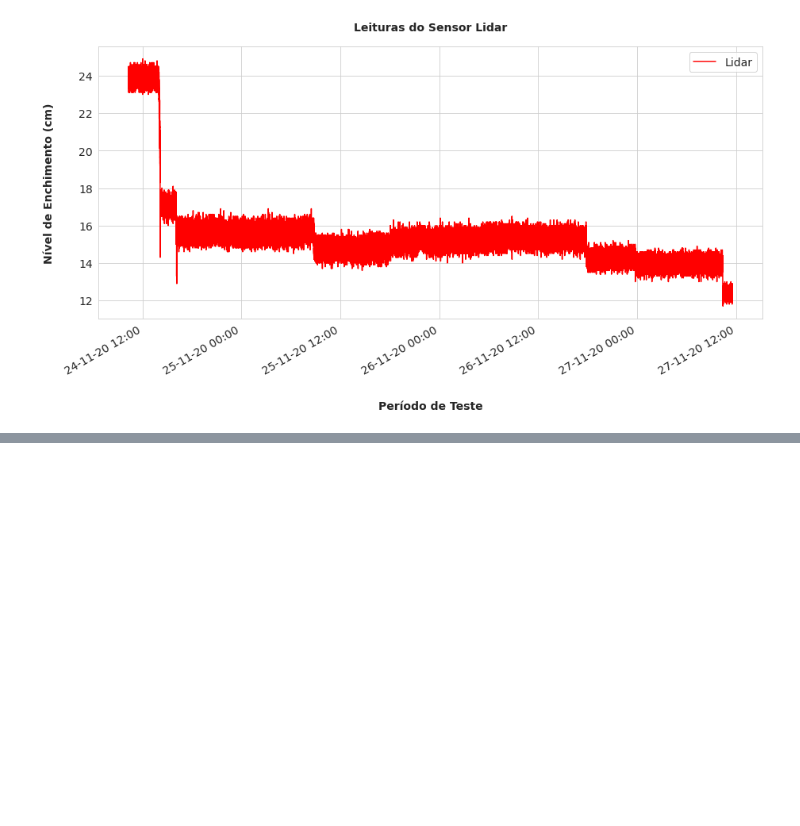
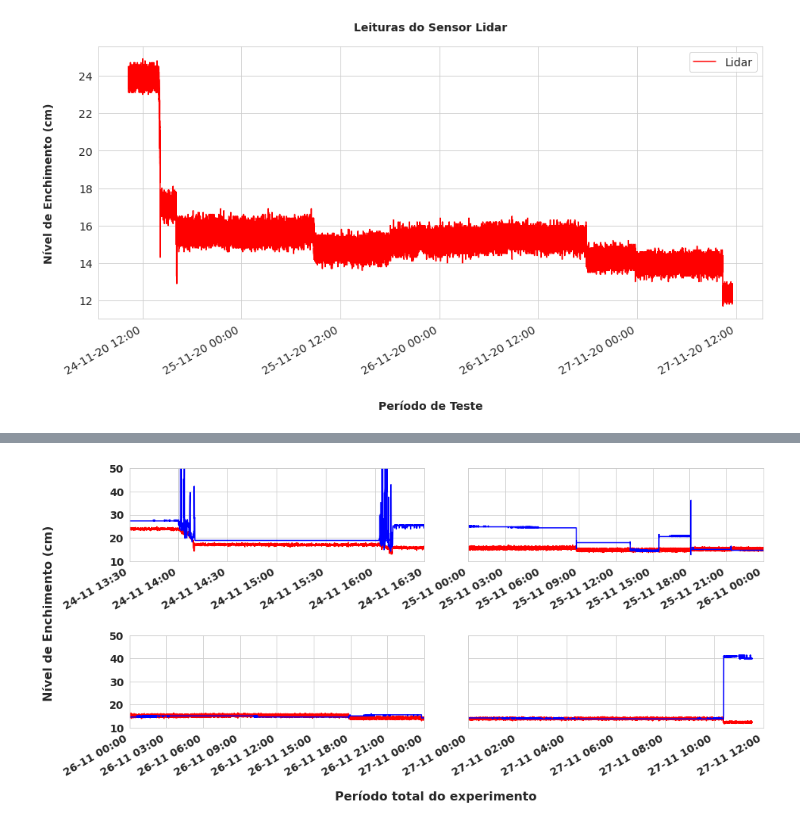
Before and after one commit to wasp-lahis/Coleta_Residuos, a Jupyter notebook: Heltech_Esp32/lidar_codes/vl53l0x_lidar_vs_sonar/experimento_24-27_11_2020/vl53l0x_lidar_vs_sonar.ipynb, the cells around one changed output, grey strips where cells are left out. Drawn from its saved outputs; the diff is of its cells as text; code cells hidden in the pictures; blank space fills up the shorter version.

```diff
--- a/Heltech_Esp32/lidar_codes/vl53l0x_lidar_vs_sonar/experimento_24-27_11_2020/vl53l0x_lidar_vs_sonar.ipynb
+++ b/Heltech_Esp32/lidar_codes/vl53l0x_lidar_vs_sonar/experimento_24-27_11_2020/vl53l0x_lidar_vs_sonar.ipynb
@@ -294,2 +296,100 @@ plt.show()
+# %%
+# ajust x axis datetime
+# xfmt = mdates.DateFormatter('%d-%m-%y %H:%M')
+xfmt = mdates.DateFormatter('%d-%m %H:%M')
+
+# chart elements - size settings
+SMALL_SIZE = 10
+MEDIUM_SIZE = 12
+BIGGER_SIZE = 22
+
+font = {'family' : 'normal',
+#         'weight' : 'bold',
+        'size'   : 16
+       }
+plt.rc('font', **font)
+
+# plt.rc('font', size = BIGGER_SIZE)         # controls default text sizes
+# plt.rc('axes', titlesize = BIGGER_SIZE)    # fontsize of the axes title
+# plt.rc('axes', labelsize = BIGGER_SIZE)    # fontsize of the x and y labels
+plt.rc('xtick', labelsize = 14)   # fontsize of the tick labels
+plt.rc('ytick', labelsize = 14)   # fontsize of the tick labels
+plt.rc('legend', fontsize = 14)   # legend fontsize
+# plt.rc('figure', titlesize = BIGGER_SIZE)  # fontsize of the figure title
+
+fig, axes = plt.subplots(nrows=2, ncols=2, sharey=True,figsize=(15, 7))
+
+plt.subplots_adjust(wspace=0.15, hspace=0.8)
+# plt.gca().xaxis.set_major_locator(plt.NullLocator())
+# plt.gca().yaxis.set_major_locator(plt.NullLocator())
+
+
+bin_measures_df.plot(kind='line',x="time", y='lidar_raw', color = 'red', legend=False, ax=axes[0,0])
+bin_measures_df.plot(kind='line',x="time", y='sonar_raw', color = 'blue', legend=False, ax=axes[0,0])
+
+bin_measures_df.plot(kind='line',x="time", y='lidar_raw', color = 'red', legend=False, ax=axes[0,1])
+bin_measures_df.plot(kind='line',x="time", y='sonar_raw', color = 'blue', legend=False, ax=axes[0,1])
+
+bin_measures_df.plot(kind='line',x="time", y='lidar_raw', color = 'red', legend=False, ax=axes[1,0])
+bin_measures_df.plot(kind='line',x="time", y='sonar_raw', color = 'blue', legend=False, ax=axes[1,0])
+
+bin_measures_df.plot(kind='line',x="time", y='lidar_raw', color = 'red', legend=False, ax=axes[1,1])
+bin_measures_df.plot(kind='line',x="time", y='sonar_raw', color = 'blue', legend=False, ax=axes[1,1])
+
+
+# formater each x axis with '%d-%m-%y %H:%M'
+axes[0,0].xaxis.set_major_formatter(xfmt)
+axes[0,1].xaxis.set_major_formatter(xfmt)
+axes[1,0].xaxis.set_major_formatter(xfmt)
+axes[1,1].xaxis.set_major_formatter(xfmt)
+
+
+# axes[0,0].yaxis.set_major_locator(plt.MaxNLocator(integer=True))
+# axes[0,0].xaxis.set_major_formatter(plt.NullFormatter())
+# axes[0,1].xaxis.set_major_formatter(plt.NullFormatter())
+
+for tick in axes[1,0].get_xticklabels():
+    tick.set_rotation(30)
+for tick in axes[1,1].get_xticklabels():
+    tick.set_rotation(30)
+
+# hide 'time'
+axes[0,0].xaxis.label.set_visible(False)
+axes[0,1].xaxis.label.set_visible(False)
+axes[1,0].xaxis.label.set_visible(False)
+axes[1,1].xaxis.label.set_visible(False)
+
+# x and y zoom bounds
+# dia 24
+axes[0,0].set_ylim([10,50])
+axes[0,0].set_xlim('24-11-2020 13:30','24-11-2020 16:30')
+
+# dia 25
+axes[0,1].set_ylim([10,50])
+axes[0,1].set_xlim('25-11-2020 00:00','26-11-2020 00:00')
+
+# dia 26
+axes[1,0].set_ylim([10,50])
+axes[1,0].set_xlim('26-11-2020 00:00','27-11-2020 00:00')
+
+# dia 25
+axes[1,1].set_ylim([10,50])
+axes[1,1].set_xlim('27-11-2020 00:00','27-11-2020 12:00')
+
+
+# fig.suptitle("Comparativo de sensores em detalhes", fontweight='bold', fontsize = 14, y = 0.96)
+plt.xlabel('Período de Teste', fontsize=22,labelpad=30)
+plt.ylabel('', fontsize=22, labelpad=30)
+
+# fig.text(x,y)
+fig.text(0.5, 0.01, 'Período total do experimento', ha='center', fontweight='bold')
+fig.text(0.02, 0.5, 'Nível de Enchimento (cm)', va='center', rotation='vertical', fontweight='bold')
+
+plt.show()
+
+# bbox_inches='tight' -> remove white space
+fig.savefig('cmp_sensores_especifico.png', bbox_inches='tight')
+# %% [output]
+[figure, added]
 # %%
 bin_measures_df.lidar_raw.value_counts()
```
Also changed, not shown: parts of 5 cells of this notebook, 5 other files.
